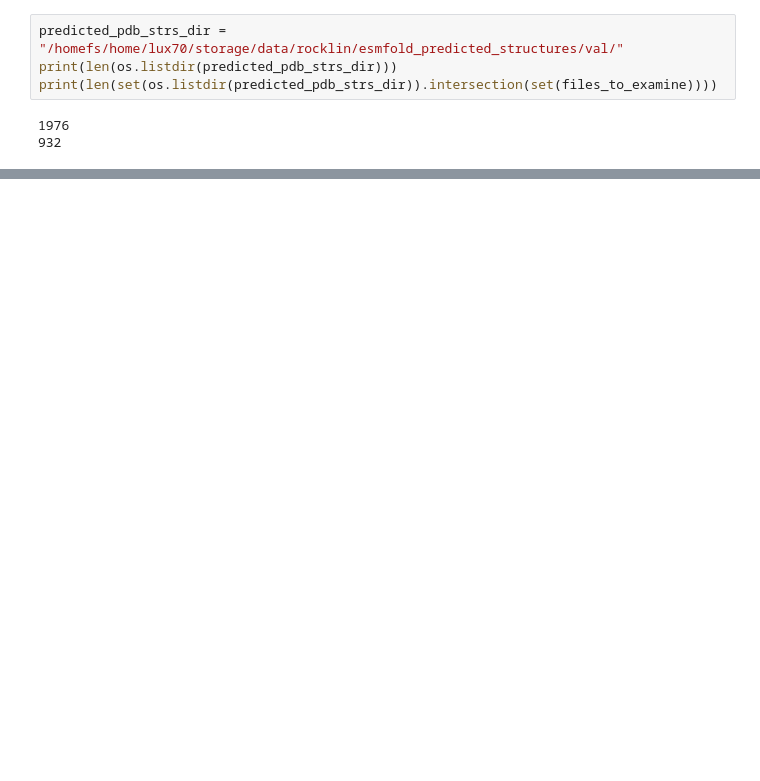
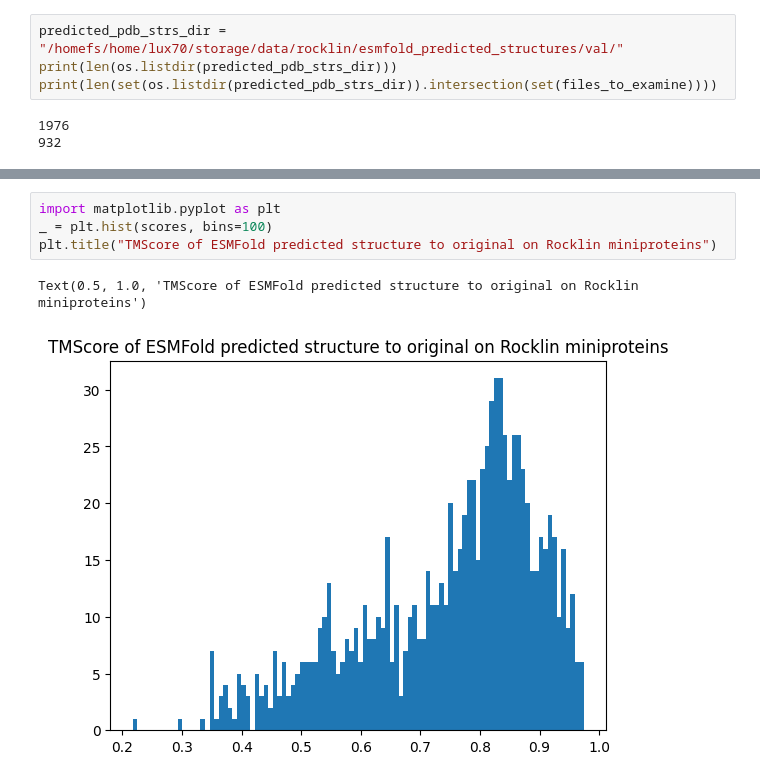
Before and after one commit to amyxlu/plaid-dev-distributed, a Jupyter notebook: notebooks/24_rocklin_miniprotein_prep.ipynb, the cells around one changed output, grey strips where cells are left out. Saved outputs shown, nothing was run; the diff lists cells and outputs as text; blank space fills up the shorter version.

Commit message:
More rocklin structure and prediction analysis

```diff
--- a/notebooks/24_rocklin_miniprotein_prep.ipynb
+++ b/notebooks/24_rocklin_miniprotein_prep.ipynb
@@ -150,0 +149,7 @@ FileNotFoundError: TMalign not found in PATH
+# %%
+import matplotlib.pyplot as plt
+_ = plt.hist(scores, bins=100)
+plt.title("TMScore of ESMFold predicted structure to original on Rocklin miniproteins")
+# %% [output]
+Text(0.5, 1.0, 'TMScore of ESMFold predicted structure to original on Rocklin miniproteins')
+[figure, added]
```
Also changed, not shown: parts of 16 cells of this notebook.
